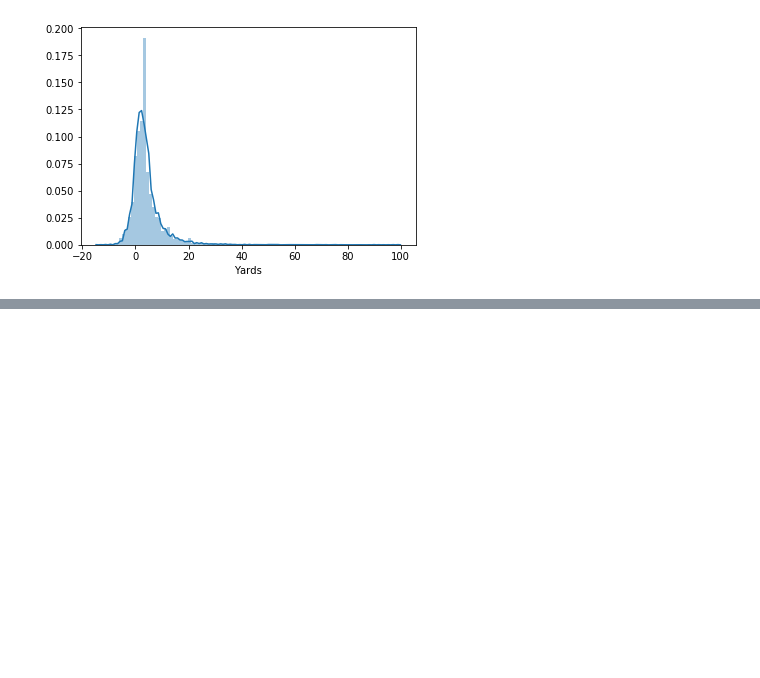
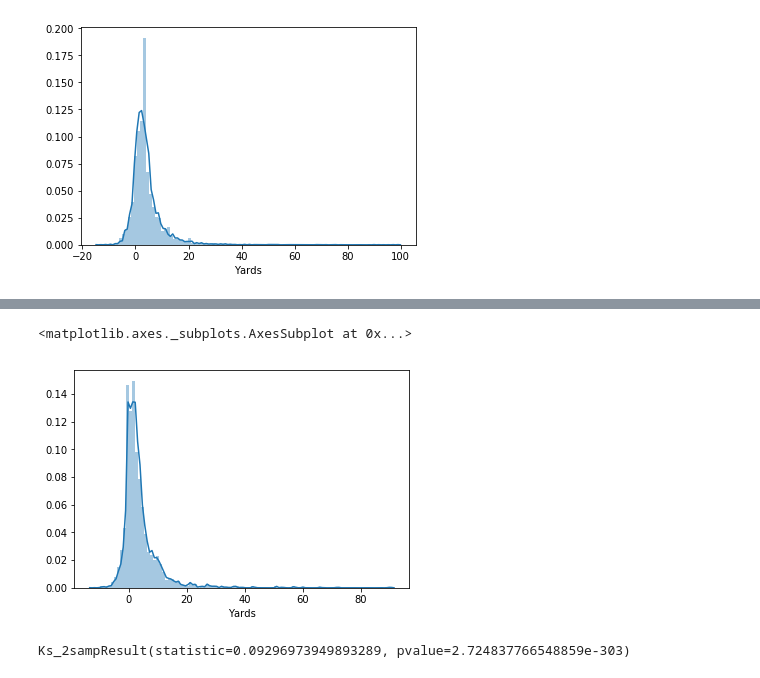
Before and after one commit to zoo911/NFL-Rushing-Data-Analysis, a Jupyter notebook: Histograms.ipynb, the cells around one changed output, grey strips where cells are left out. Drawn from its saved outputs; the diff is of its cells as text; code cells hidden in the pictures; blank space fills up the shorter version.

```diff
--- a/Histograms.ipynb
+++ b/Histograms.ipynb
@@ -25,0 +23,12 @@ df.loc[df['Yards'].isin(['home'])]
+# %%
+late_downs = df.loc[df['Down'].isin([3, 4])]['Yards']
+sns.distplot(away_yards, bins=100)
+# %% [output]
+<matplotlib.axes._subplots.AxesSubplot at 0x...>
+[figure, added]
+# %%
+#Compare two distributions
+scipy.stats.ks_2samp(early_downs, late_downs)
+#The distributions appear to be the exact same which is incorrect
+# %% [output]
+Ks_2sampResult(statistic=0.09296973949893289, pvalue=2.724837766548859e-303)
```
Also changed, not shown: parts of 3 cells of this notebook.
